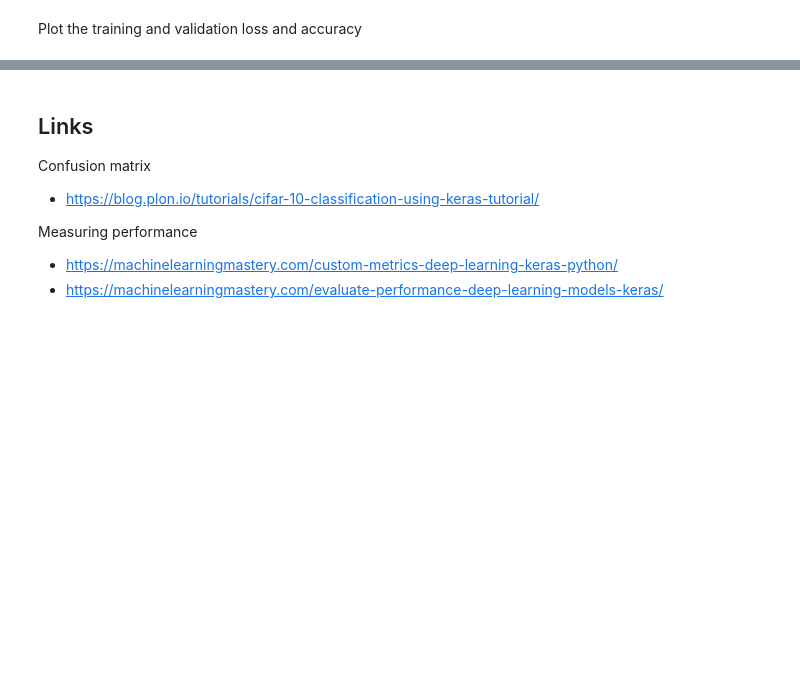
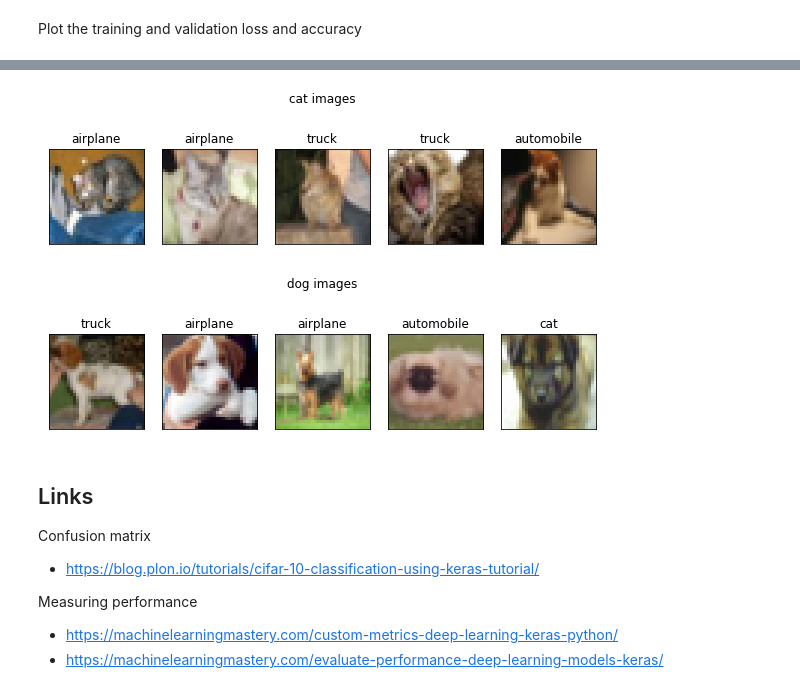
Before and after one commit to gavinln/keras-on-aws, a Jupyter notebook: code/notebooks/keras/04-Convolution_4_layer_CIFAR_dataset.ipynb, the cells around one changed output, grey strips where cells are left out. Drawn from its saved outputs; the diff is of its cells as text; code cells hidden in the pictures; blank space fills up the shorter version.

```diff
--- a/code/notebooks/keras/04-Convolution_4_layer_CIFAR_dataset.ipynb
+++ b/code/notebooks/keras/04-Convolution_4_layer_CIFAR_dataset.ipynb
@@ -209,0 +213,5 @@ df_cm
+# %%
+y_test = y_test.squeeze()
+y_predict = model.predict_classes(x_test)
+err_idx = np.where(y_test != y_predict)[0]
+correct_idx = np.where(y_test == y_predict)[0]
@@ -210,3 +220,24 @@ df_cm
+# %%
+nrows = 2
+ncols = 5
+
+def plot_row(ncols, category, selected_idx):
+    title = '{} images'.format(cifar10_names[category])
+    fig, ax_list = plt.subplots(nrows=1, ncols=ncols)
+    fig.set_size_inches(w=8, h=3)
+    category_selected = selected_idx[y_test[selected_idx] == category]
+    for idx in range(ncols):
+        image_idx = category_selected[idx]
+        predict_name = cifar10_names[y_predict[image_idx]]
+        plot_image(x_test[image_idx], predict_name, ax_list[idx])
+    fig.tight_layout()
+    fig.suptitle(title)
+
+plot_row(5, 3, err_idx)
+plot_row(5, 5, err_idx)
+# %% [output]
+[figure, added]
+[figure, added]
 # %% [markdown]
 ## Links
 
```
Also changed, not shown: parts of 9 cells of this notebook, 5 other files.
